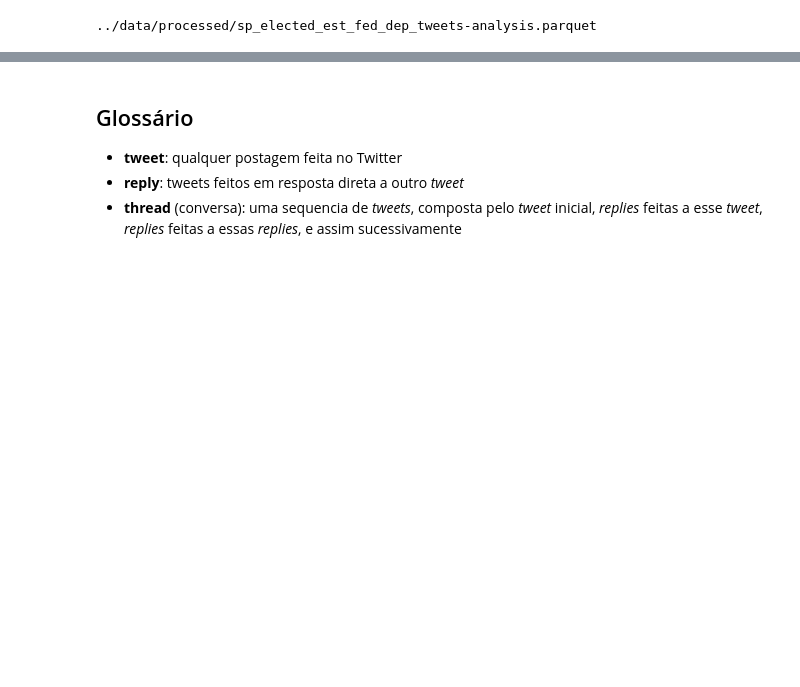
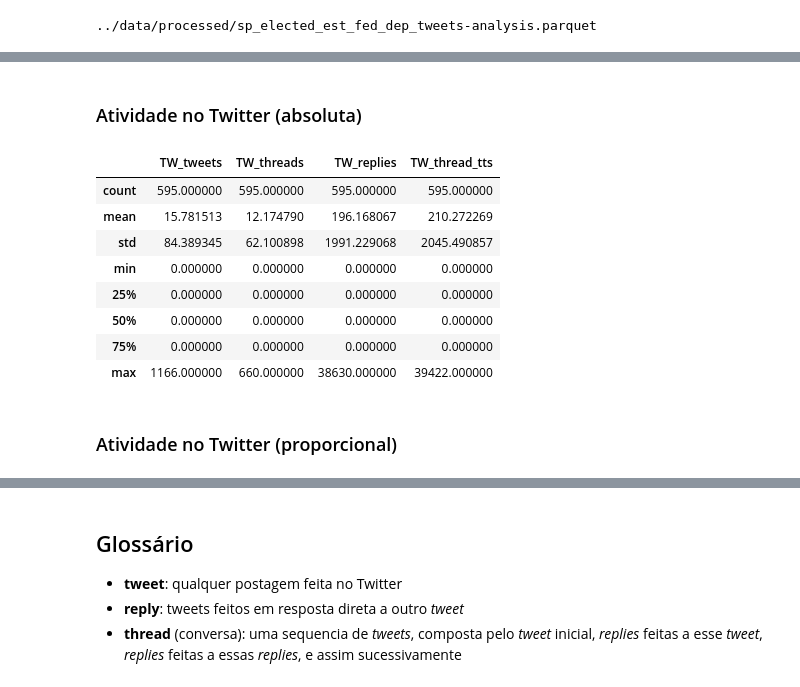
Before and after one commit to thiago-paim/projeto-tera, a Jupyter notebook: notebooks/ft_hf_results_analysis.ipynb, the cells around one changed output, grey strips where cells are left out. Cells and saved outputs as stored; diff of their text form; code cells hidden in the pictures; blank space fills up the shorter version.

```diff
--- a/notebooks/ft_hf_results_analysis.ipynb
+++ b/notebooks/ft_hf_results_analysis.ipynb
@@ -338,0 +335,44 @@ df.to_parquet(output_file)
+# %% [markdown]
+### Atividade no Twitter (absoluta)
+# %%
+def get_tweets(user):
+    """Total de tweets postados pelo usuário"""
+    _df = df[df['user'] == user]
+    return _df.shape[0]
+
+def get_threads(user):
+    """Total de threads criadas pelo usuário"""
+    _df = df[df['user'] == user]
+    threads = _df[_df['in_reply_to_user'].isna()]
+    return threads.shape[0]
+
+def get_replies(user):
+    """Total de replies recebidas pelo usuário"""
+    _df = df[df['in_reply_to_user'] == user]
+    return _df.shape[0]
+
+def get_thread_tts(user):
+    """Total de tweets postados em threads do usuário (incluindo os próprios tweets do usuario)"""
+    _df = df[df['conversation_user'] == user]
+    return _df.shape[0]
+
+cand_df['TW_tweets'] = cand_df['TW_USER'].apply(get_tweets)
+cand_df['TW_threads'] = cand_df['TW_USER'].apply(get_threads)
+cand_df['TW_replies'] = cand_df['TW_USER'].apply(get_replies)
+cand_df['TW_thread_tts'] = cand_df['TW_USER'].apply(get_thread_tts)
+
+abs_activity_cols = ['TW_tweets', 'TW_threads', 'TW_replies', 'TW_thread_tts',]
+
+cand_df[abs_activity_cols].describe()
+# %% [output]
+|  | TW_tweets | TW_threads | TW_replies | TW_thread_tts |
+| count | 595.000000 | 595.000000 | 595.000000 | 595.000000 |
+| mean | 15.781513 | 12.174790 | 196.168067 | 210.272269 |
+| std | 84.389345 | 62.100898 | 1991.229068 | 2045.490857 |
+| min | 0.000000 | 0.000000 | 0.000000 | 0.000000 |
+| 25% | 0.000000 | 0.000000 | 0.000000 | 0.000000 |
+| 50% | 0.000000 | 0.000000 | 0.000000 | 0.000000 |
+| 75% | 0.000000 | 0.000000 | 0.000000 | 0.000000 |
+| max | 1166.000000 | 660.000000 | 38630.000000 | 39422.000000 |
+# %% [markdown]
+### Atividade no Twitter (proporcional)
```
Also changed, not shown: parts of 119 cells of this notebook.
